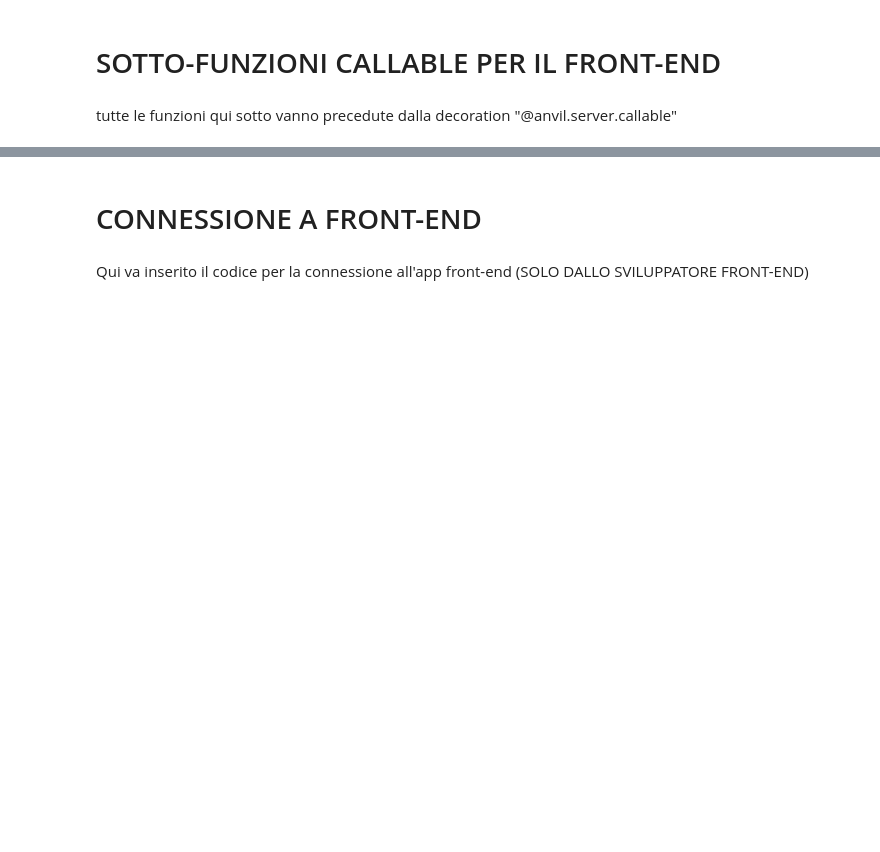
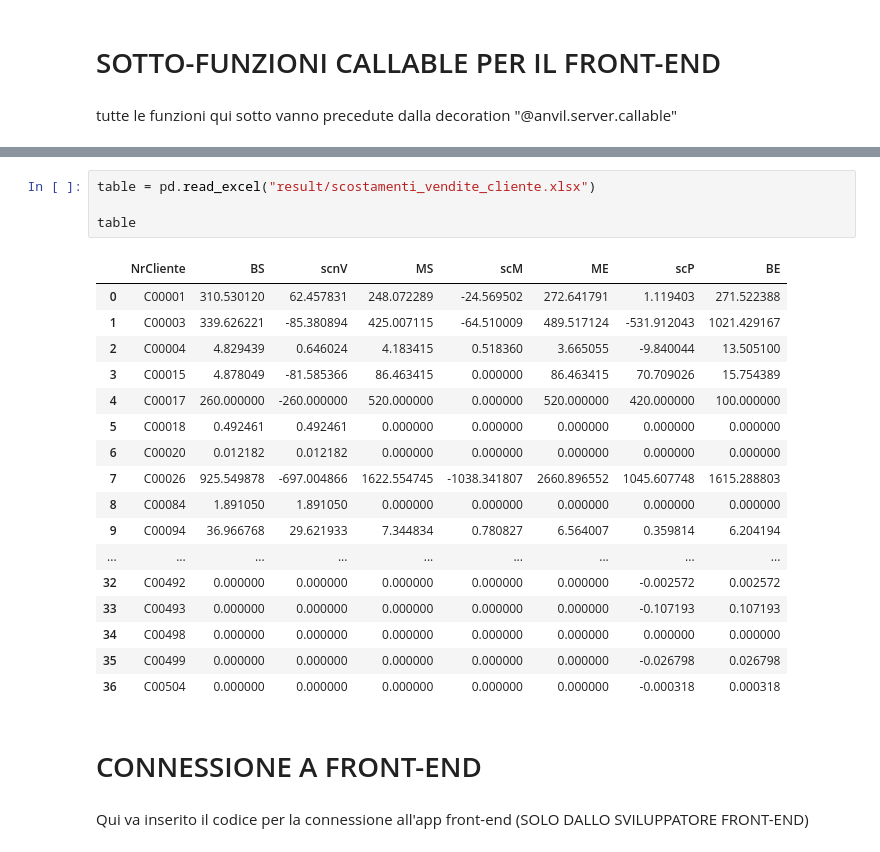
Before and after one commit to giorgio-hash/SCGnotebook, a Jupyter notebook: Untitled0.ipynb, the cells around one changed output, grey strips where cells are left out. Drawn from its saved outputs; the diff is of its cells as text; blank space fills up the shorter version.

```diff
--- a/Untitled0.ipynb
+++ b/Untitled0.ipynb
@@ -281,5 +276,27 @@ def getGraphic( a , b ) :
 
   return table.to_dict('list')
+# %%
+table = pd.read_excel("result/scostamenti_vendite_cliente.xlsx")
+
+table
+# %% [output]
+|  | NrCliente | BS | scnV | MS | scM | ME | scP | BE |
+| 0 | C00001 | 310.530120 | 62.457831 | 248.072289 | -24.569502 | 272.641791 | 1.119403 | 271.522388 |
+| 1 | C00003 | 339.626221 | -85.380894 | 425.007115 | -64.510009 | 489.517124 | -531.912043 | 1021.429167 |
+| 2 | C00004 | 4.829439 | 0.646024 | 4.183415 | 0.518360 | 3.665055 | -9.840044 | 13.505100 |
+| 3 | C00015 | 4.878049 | -81.585366 | 86.463415 | 0.000000 | 86.463415 | 70.709026 | 15.754389 |
+| 4 | C00017 | 260.000000 | -260.000000 | 520.000000 | 0.000000 | 520.000000 | 420.000000 | 100.000000 |
+| 5 | C00018 | 0.492461 | 0.492461 | 0.000000 | 0.000000 | 0.000000 | 0.000000 | 0.000000 |
+| 6 | C00020 | 0.012182 | 0.012182 | 0.000000 | 0.000000 | 0.000000 | 0.000000 | 0.000000 |
+| 7 | C00026 | 925.549878 | -697.004866 | 1622.554745 | -1038.341807 | 2660.896552 | 1045.607748 | 1615.288803 |
+| 8 | C00084 | 1.891050 | 1.891050 | 0.000000 | 0.000000 | 0.000000 | 0.000000 | 0.000000 |
+| 9 | C00094 | 36.966768 | 29.621933 | 7.344834 | 0.780827 | 6.564007 | 0.359814 | 6.204194 |
+| ... | ... | ... | ... | ... | ... | ... | ... | ... |
+| 32 | C00492 | 0.000000 | 0.000000 | 0.000000 | 0.000000 | 0.000000 | -0.002572 | 0.002572 |
+| 33 | C00493 | 0.000000 | 0.000000 | 0.000000 | 0.000000 | 0.000000 | -0.107193 | 0.107193 |
+| 34 | C00498 | 0.000000 | 0.000000 | 0.000000 | 0.000000 | 0.000000 | 0.000000 | 0.000000 |
+| 35 | C00499 | 0.000000 | 0.000000 | 0.000000 | 0.000000 | 0.000000 | -0.026798 | 0.026798 |
+| 36 | C00504 | 0.000000 | 0.000000 | 0.000000 | 0.000000 | 0.000000 | -0.000318 | 0.000318 |
 # %% [markdown]
 # CONNESSIONE A FRONT-END
 # %% [markdown]
```
Also changed, not shown: parts of 3 cells of this notebook.
